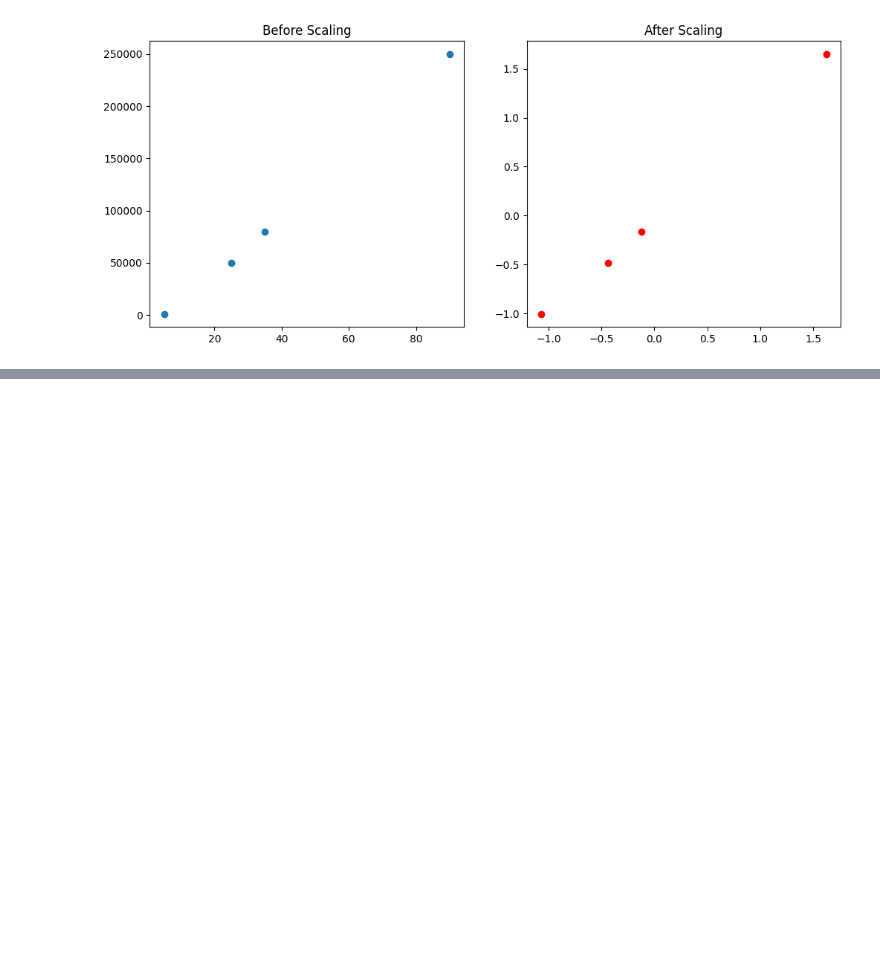
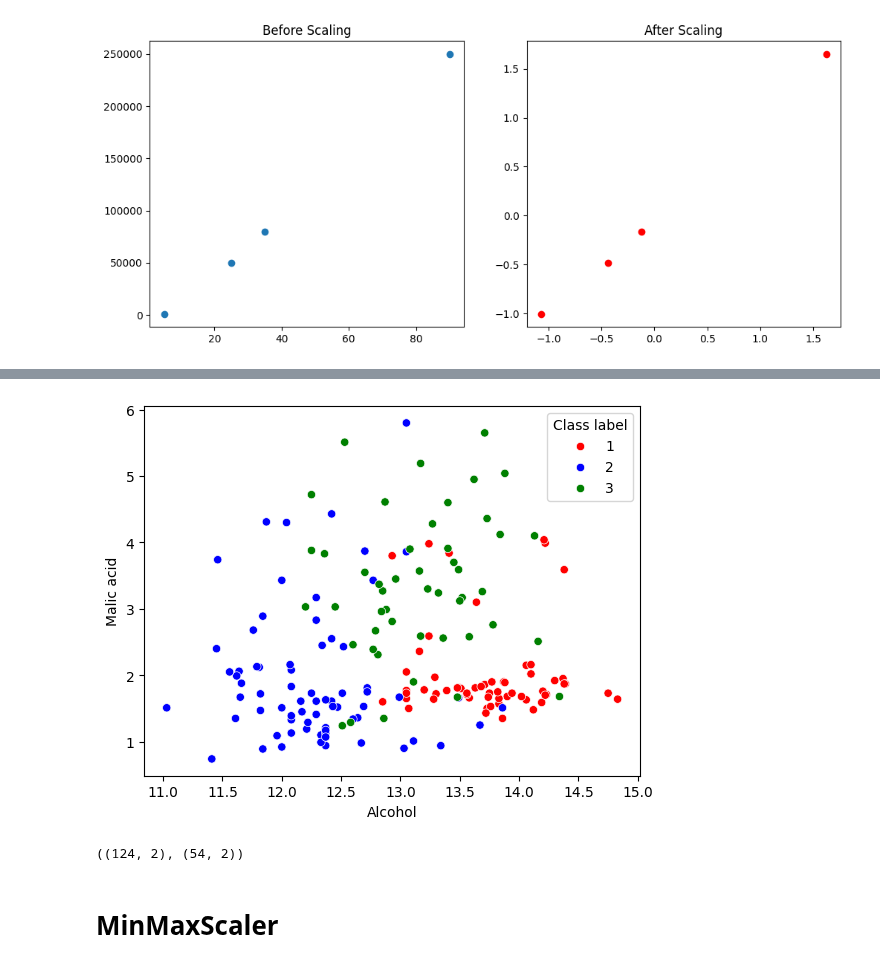
Before and after one commit to Ankitapaul1234/gc_ml, a Jupyter notebook: Feature_Scaling.ipynb, the cells around one changed output, grey strips where cells are left out. Drawn from its saved outputs; the diff is of its cells as text; code cells hidden in the pictures; blank space fills up the shorter version.

```diff
--- a/Feature_Scaling.ipynb
+++ b/Feature_Scaling.ipynb
@@ -316,0 +342,21 @@ plt.show()
+# %%
+# Define color mapping
+color_dict = {1: 'red', 2: 'blue', 3: 'green'}
+
+# Create scatter plot
+sns.scatterplot(x="Alcohol", y="Malic acid", hue="Class label", palette=color_dict, data=df)
+
+# Show plot
+plt.show()
+# %% [output]
+[figure, added]
+# %%
+from sklearn.model_selection import train_test_split
+X_train, X_test, y_train, y_test = train_test_split(df.drop('Class label', axis=1),
+                                                    df['Class label'],
+                                                    test_size=0.3,
+                                                    random_state=0)
+
+X_train.shape, X_test.shape
+# %% [output]
+((124, 2), (54, 2))
@@ -316,0 +374,2 @@ plt.show()
+# %% [markdown]
+# **MinMaxScaler**
```
Also changed, not shown: parts of 14 cells of this notebook.
